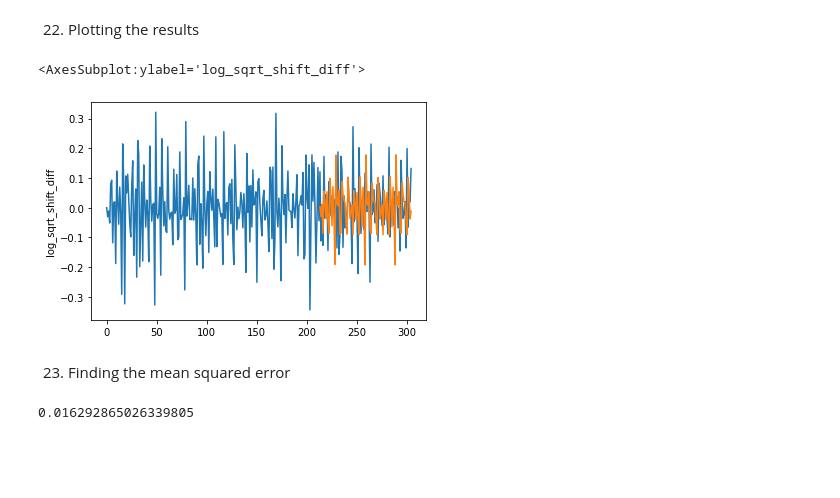
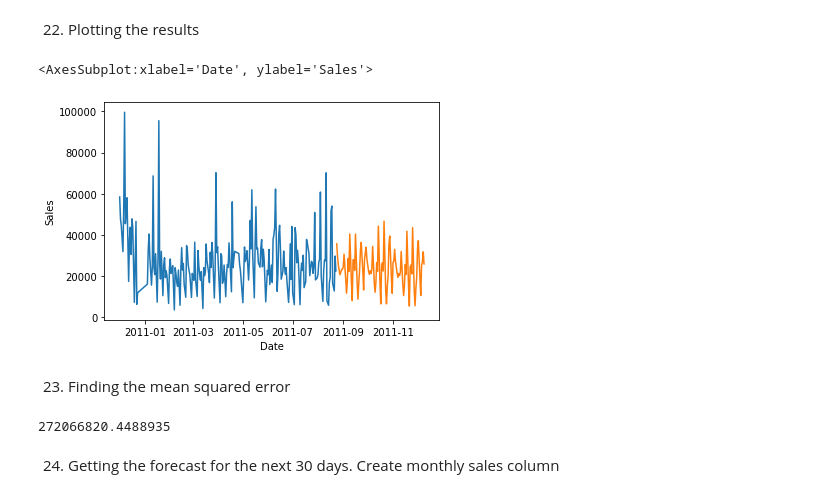
Before and after one commit to MBA-Retailers/mba-project, a Jupyter notebook: Time_Series_Analysis/TSA.ipynb, the cells around one changed output. Drawn from its saved outputs; the diff is of its cells as text; code cells hidden in the pictures; blank space fills up the shorter version.

Commit message:
Adding functions to directly get monthly predictions

```diff
--- a/Time_Series_Analysis/TSA.ipynb
+++ b/Time_Series_Analysis/TSA.ipynb
@@ -283,7 +292,7 @@ Warnings:
 # %% [markdown]
 17. Predicting the results
 # %%
-prediction = ARIMA(train['log_sqrt_shift_diff'], order=(1, 1, 1)).fit().predict(start=len(train), end=len(train)+len(test)-1, typ='levels')
+prediction = ARIMA(train['Sales'], order=(1, 1, 1)).fit().predict(start=len(train), end=len(train)+len(test)-1, typ='levels')
 daily_sales['arima_prediction'] = prediction
 daily_sales.tail(100)
 # %% [output]
@@ -345,7 +355,7 @@ Warnings:
 # %% [markdown]
 21. Predicting the results
 # %%
-predictions = SARIMAX(train['log_sqrt_shift_diff'], order=(1, 1, 1), seasonal_order=(1,1,1,30)).fit().predict(start=len(train), end=len(train)+len(test)-1, typ='levels')
+predictions = SARIMAX(train['Sales'], order=(1, 1, 1), seasonal_order=(1,1,1,30)).fit().predict(start=len(train), end=len(train)+len(test)-1, typ='levels')
 daily_sales['sarimax_prediction'] = predictions
 daily_sales.tail(100)
 # %% [output]
@@ -366,14 +376,16 @@ daily_sales.tail(100)
 22. Plotting the results
 # %%
 daily_sales['sarimax_prediction'].dropna()
-sns.lineplot(data=daily_sales,x=daily_sales.index, y=daily_sales['log_sqrt_shift_diff'])
-sns.lineplot(data=daily_sales,x=daily_sales.index, y=daily_sales['sarimax_prediction'])
+sns.lineplot(data=daily_sales,x=daily_sales['Date'][:int(0.7*(len(daily_sales)))], y=daily_sales['Sales'][:int(0.7*(len(daily_sales)))])
+sns.lineplot(data=daily_sales,x=daily_sales['Date'][int(0.7*(len(daily_sales))):], y=daily_sales['sarimax_prediction'][int(0.7*(len(daily_sales))):])
 # %% [output]
-<AxesSubplot:ylabel='log_sqrt_shift_diff'>
+<AxesSubplot:xlabel='Date', ylabel='Sales'>
-[figure, old version]
+[figure, new version]
 # %% [markdown]
 23. Finding the mean squared error
 # %%
-mean_squared_error(daily_sales['log_sqrt_shift_diff'][:len(prediction)], prediction)
+mean_squared_error(daily_sales['Sales'][:len(prediction)], prediction)
 # %% [output]
-0.016292865026339805
+272066820.4488935
+# %% [markdown]
+24. Getting the forecast for the next 30 days. Create monthly sales column
```
Also changed, not shown: parts of 31 cells of this notebook.
